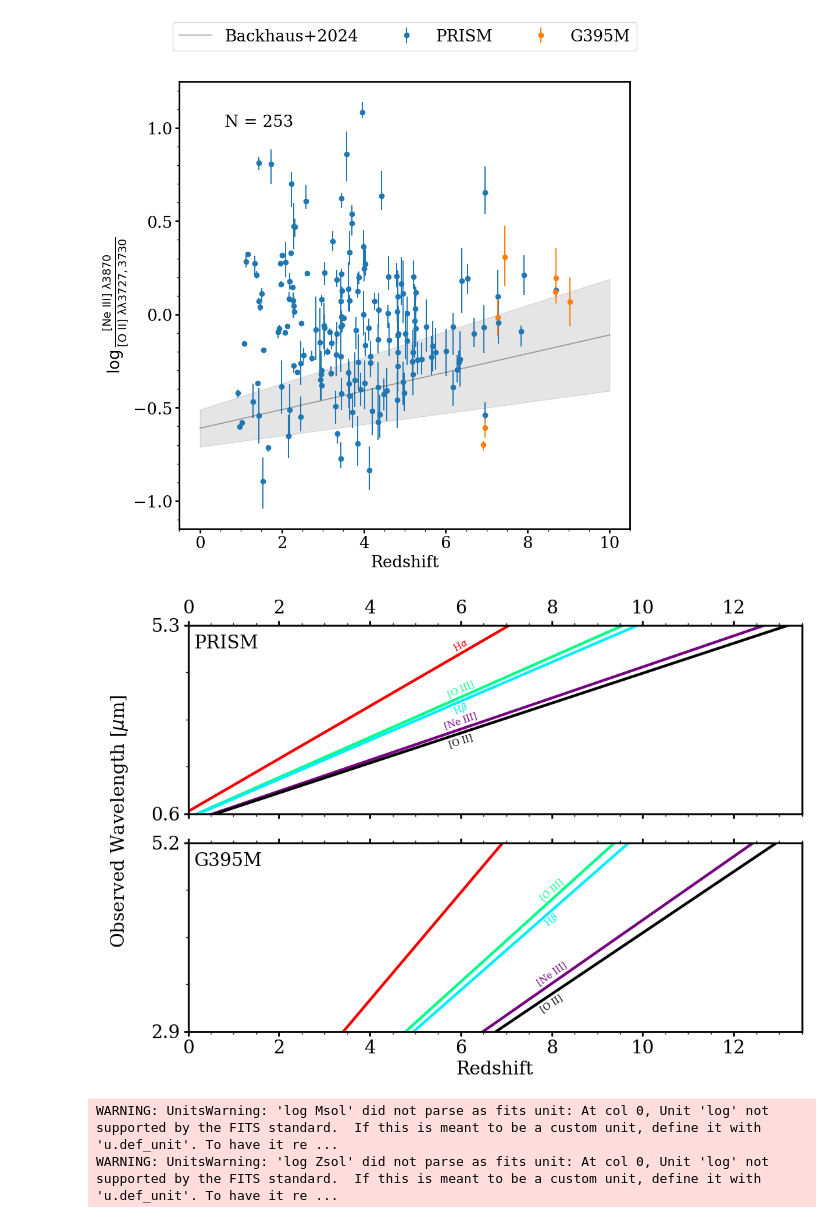
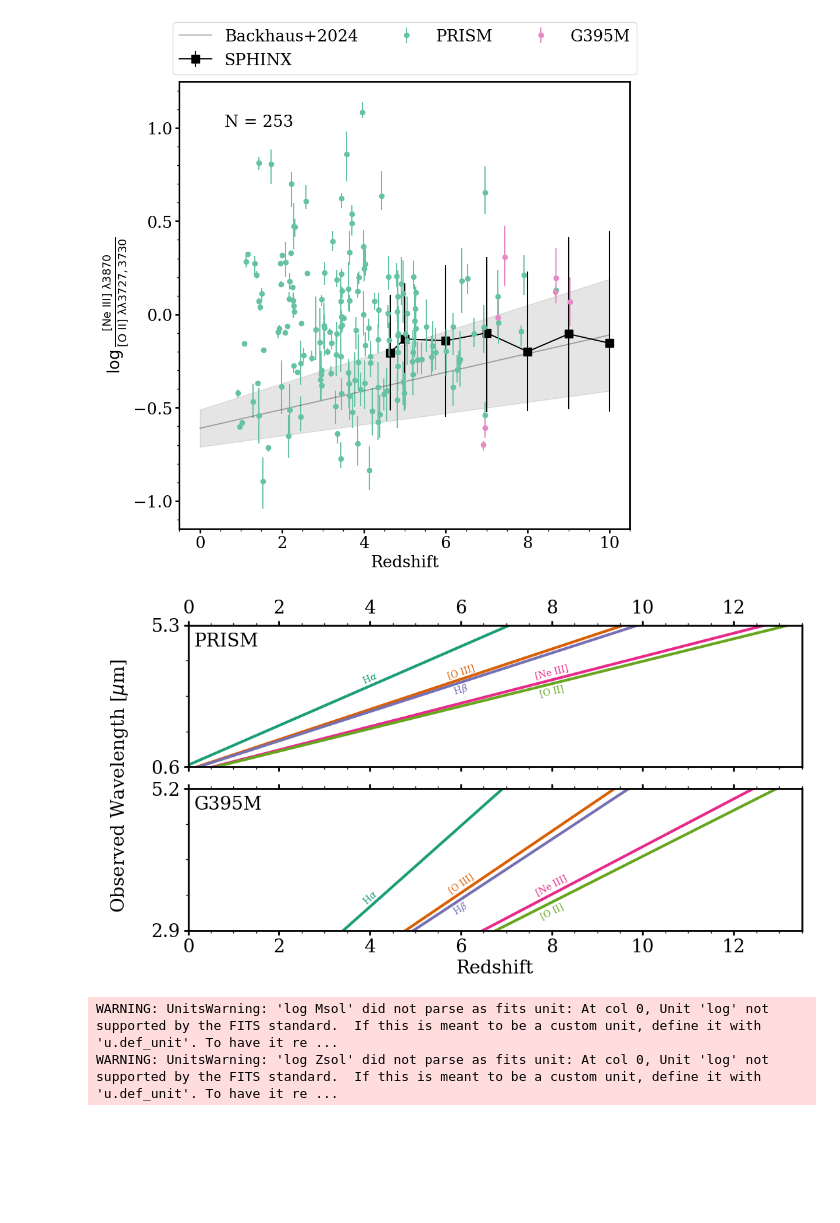
Before and after one commit to njcleri/RUBIES_ionization_conditions, a Jupyter notebook: ionization_conditions_zach.ipynb, the cells around one changed output. Drawn from its saved outputs; the diff is of its cells as text; code cells hidden in the pictures; blank space fills up the shorter version.

Commit message:
sphinx

```diff
--- a/ionization_conditions_zach.ipynb
+++ b/ionization_conditions_zach.ipynb
@@ -1,18 +1,32 @@
 # %%
+from pathlib import Path
 import numpy as np
 import pandas as pd
 from matplotlib import pyplot as plt
 from matplotlib.gridspec import GridSpec
 import seaborn as sns
-from astropy.io import fits
-from pathlib import Path
 from astropy.table import Table
 from nikkos_tools import stat_functions as sf
-from nikkos_tools import physics_functions as pf
-from nikkos_tools.spectrum_tools import line_data, display_lines
+from nikkos_tools import miscellaneous_functions as mf
+import data_management
 
-import data_management
+SPHINX_DATA = Path('/Users/njc5787/Research/SPHINX-20-data/data').resolve()
 RUBIES_DATA = Path('../data').resolve()
 FIGURES = Path('./figures').resolve()
+
+LINE_SIGNAL_TO_NOISE = 3
+
 RUBY_HEXCODE = '#E0115F'
 GRATING_COLORS = [RUBY_HEXCODE, 'k']
+COLORS = mf.generate_colors_from_colormap('Set2', 8)
+PRISM_COLOR = COLORS[0]
+G395M_COLOR = COLORS[3]
+
+LINE_COLORS = mf.generate_colors_from_colormap('Dark2', 8)
+OII_COLOR = LINE_COLORS[0]
+NEIII_COLOR = LINE_COLORS[1]
+HB_COLOR = LINE_COLORS[2]
+OIII_4959_COLOR = LINE_COLORS[3]
+OIII_5007_COLOR = LINE_COLORS[4]
+HA_COLOR = LINE_COLORS[5]
+SII_COLOR = LINE_COLORS[5]
@@ -321,11 +403,12 @@ plt.show()
 # %%
 plt.figure(figsize=(10,10))
+plt.errorbar(x=z_sphinx, y=log_NeIII_OII_sphinx, yerr=[log_NeIII_OII_sphinx_16, log_NeIII_OII_sphinx_84], ms=10, marker='s', c='k', zorder=-9, label='SPHINX')
 plt.errorbar(x=Ne3O2df_prism.z_prism, y=np.log10(Ne3O2df_prism.NeIII_OII),
              yerr=[sf.propagate_uncertainty_log10(Ne3O2df_prism.NeIII_OII, Ne3O2df_prism.NeIII_OII_ERR_16), sf.propagate_uncertainty_log10(Ne3O2df_prism.NeIII_OII, Ne3O2df_prism.NeIII_OII_ERR_84)],
-             ls='None', marker='o', label='PRISM')
+             ls='None', color=PRISM_COLOR, marker='o', label='PRISM')
 plt.errorbar(x=Ne3O2df_g395m.z_g395m, y=np.log10(Ne3O2df_g395m.NeIII_OII),
              yerr=[sf.propagate_uncertainty_log10(Ne3O2df_g395m.NeIII_OII, Ne3O2df_g395m.NeIII_OII_ERR_16), sf.propagate_uncertainty_log10(Ne3O2df_g395m.NeIII_OII, Ne3O2df_g395m.NeIII_OII_ERR_84)],
-             ls='None', marker='o', label='G395M')
+             ls='None', color=G395M_COLOR, marker='o', label='G395M')
 
 z = np.linspace(0,10,1000)
 plt.fill_between(z, 0.03*z - 0.71, 0.07*z - 0.51, color='k', alpha=0.1)
@@ -341,7 +424,7 @@ plt.legend(loc='upper center', bbox_to_anchor=(0.5, 1.15), ncols=3)
 plt.savefig(FIGURES.joinpath('NeIIIOII_z.pdf'))
 plt.show()
 # %% [output]
-[figure, old version]
+[figure, new version]
 # %%
 ha = 6563
 oiii = 5008
@@ -351,9 +434,10 @@ oii = 3728
 
 lines = [ha, oiii, hb, neiii, oii]
 labels = [r'H$\alpha$', '[O III]', r'H$\beta$', '[Ne III]', '[O II]']
-line_colors = ['#F50000', '#00FF87', '#00EFFF', '#740080', '#000000']
-offsets_prism = [.2, .2, -.2, .2, -.2]
-offsets_g395m = [.12, .12, -.12, .12, -.12]
+line_colors = LINE_COLORS
+offsets_prism = [.25, .25, -.25, .25, -.25]
+offsets_g395m = [.15, .15, -.15, .15, -.15]
+z_annotations = [4, 6, 6, 8, 8]
 z = np.linspace(0, 15, 1000)
 
 def get_zmin_prism(wave):
@@ -368,41 +452,41 @@ def get_zmax_g395m(wave):
 def get_line_rotation(x1,x2,y1,y2):
     return np.rad2deg(np.arctan((y2 - y1)/(x2 - x1)))
 
-fig = plt.figure(figsize=(12,8))
+fig = plt.figure(figsize=(12,6))
 gs = GridSpec(nrows=10, ncols=10)
 gs.update(wspace=0, hspace=2)
 
 ax0 = fig.add_subplot(gs[0:5, 0:10])
-for line, label, line_color, offset in zip(lines,labels,line_colors,offsets_prism):
+for line, label, line_color, offset, z_annotation in zip(lines,labels,line_colors,offsets_prism,z_annotations):
     observed_wavelengths = line*(1+z)/10**4
     ax0.plot(z, observed_wavelengths, lw=3, color=line_color, label=label)
     rotn = get_line_rotation(z[0], z[-1], observed_wavelengths[0], observed_wavelengths[-1])
-    ax0.annotate(label, xy=(6,line*(1+6)/10**4+offset), fontsize=10, va='center', ha='center', color=line_color,
+    ax0.annotate(label, xy=(z_annotation,line*(1+z_annotation)/10**4+offset), fontsize=10, va='center', ha='center', color=line_color,
                  rotation=rotn, transform_rotates_text=True, rotation_mode='anchor')
 ax0.annotate('PRISM',  xy=(0.01,0.95), va='top', ha='left', xycoords='axes fraction')
 # ax0.legend()
 ax0.axis([0,13.5,0.6,5.3])
 ax0.set_yticks([0.6,5.3])
 ax0.tick_params(labelbottom=False, which='both', top=True, labeltop=True)
 # ax0.grid(alpha=0.5, zorder=-5)
 
 ax1 = fig.add_subplot(gs[5:10, 0:10])
-for line, label, line_color, offset in zip(lines,labels,line_colors,offsets_g395m):
+for line, label, line_color, offset, z_annotation in zip(lines,labels,line_colors,offsets_g395m,z_annotations):
     observed_wavelengths = line*(1+z)/10**4
     ax1.plot(z, observed_wavelengths, lw=3, color=line_color, label=label)
     rotn = get_line_rotation(z[0], z[-1], observed_wavelengths[0], observed_wavelengths[-1])
-    ax1.annotate(label, xy=(8,line*(1+8)/10**4+offset), fontsize=10, va='center', ha='center', color=line_color,
+    ax1.annotate(label, xy=(z_annotation,line*(1+z_annotation)/10**4+offset), fontsize=10, va='center', ha='center', color=line_color,
                  rotation=rotn, transform_rotates_text=True, rotation_mode='anchor')
 ax1.axis([0,13.5,2.9,5.2])
 ax1.annotate('G395M',  xy=(0.01,0.95), va='top', ha='left', xycoords='axes fraction')
 ax1.set_yticks([2.9,5.2])
 ax1.tick_params(which='both', top=True)
 plt.xlabel('Redshift')
 plt.annotate(r'Observed Wavelength [$\mu$m]', va='center', ha='center', xy=(0.03,0.5), xycoords='figure fraction', rotation=90)
 plt.savefig(FIGURES.joinpath('coverage.pdf'))
 plt.show()
 # %% [output]
-[figure, old version]
+[figure, new version]
 # %%
 egs_photometry = list(RUBIES_DATA.glob('egs*sps*.fits'))
 egs_photometrydf = (Table.read(egs_photometry[0], format='fits')
```
Also changed, not shown: parts of 18 cells of this notebook, 13 other files.
